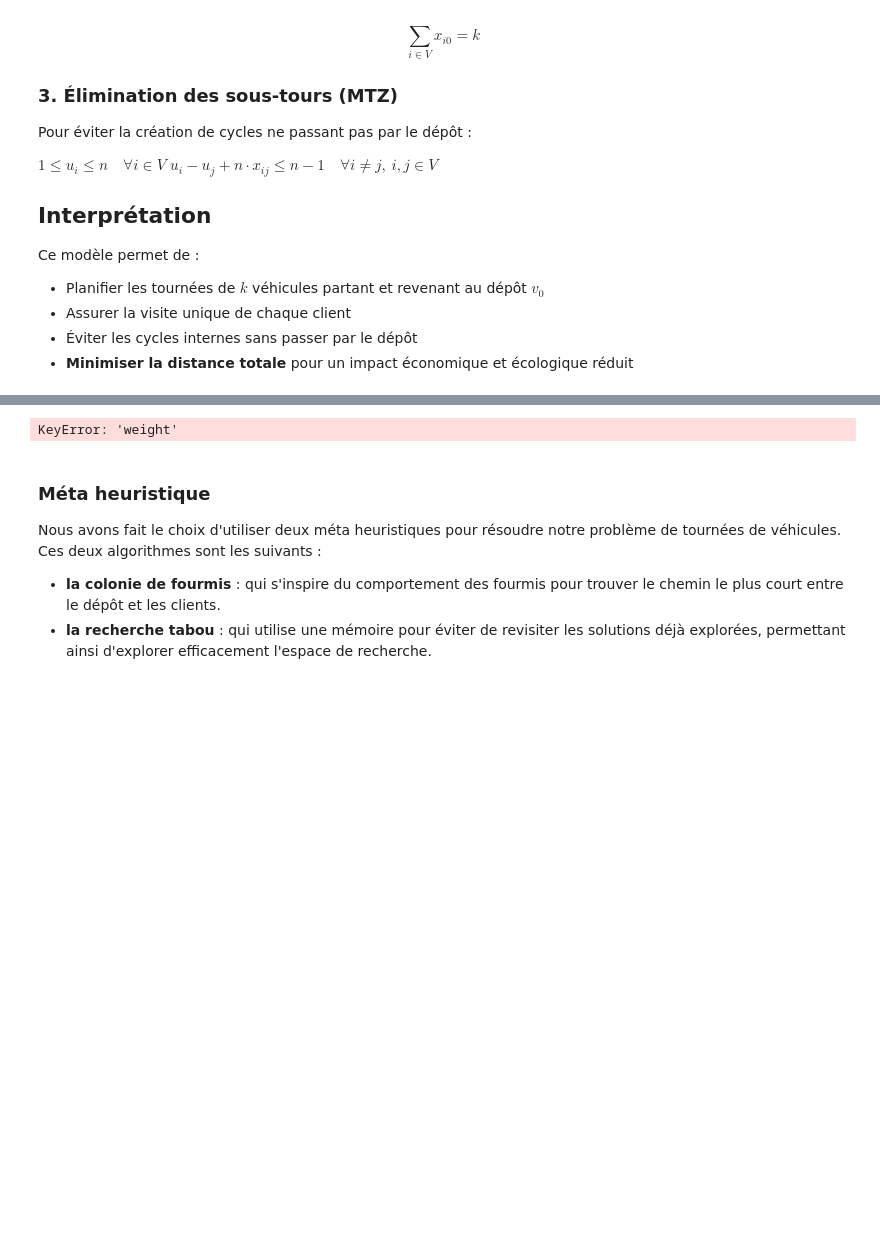
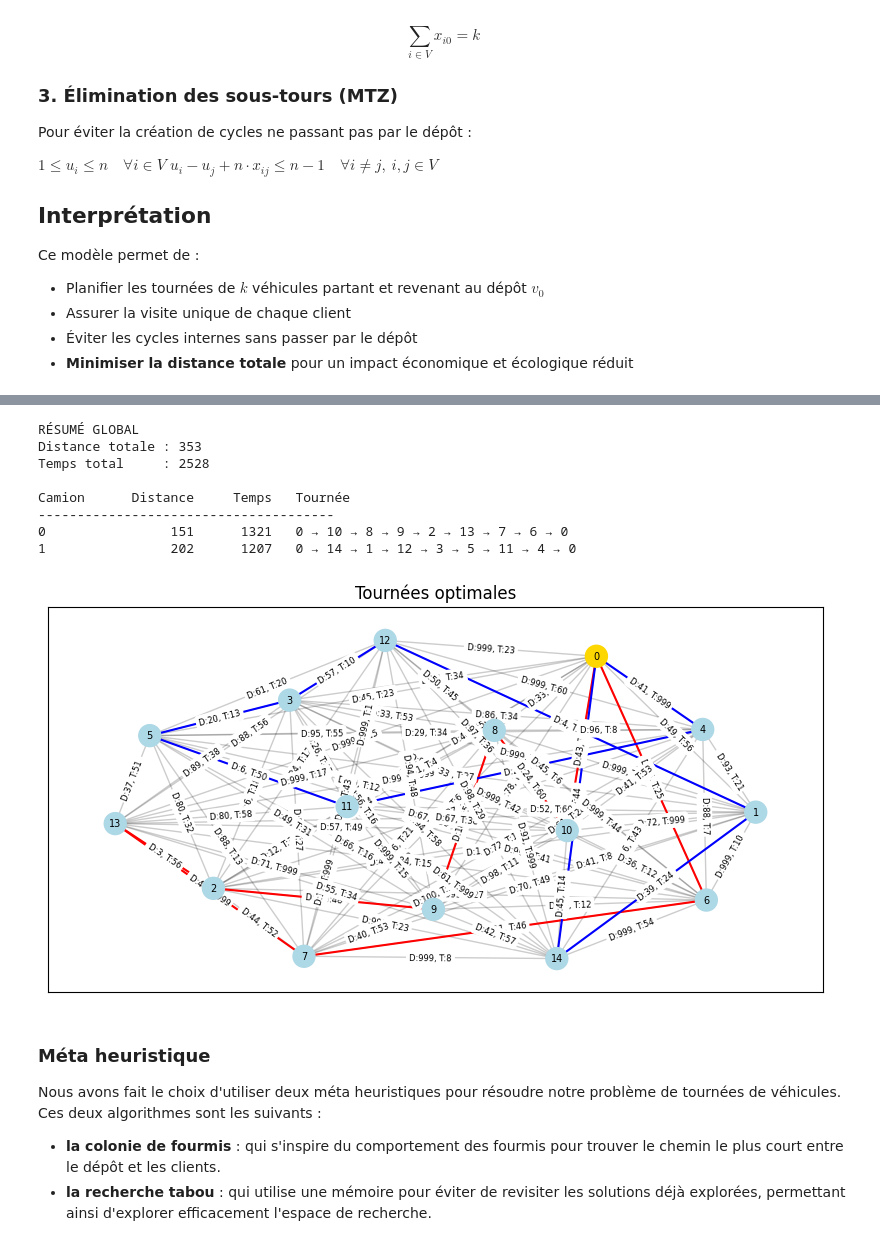
Before and after one commit to Hassen-Medles/Operational-Research, a Jupyter notebook: Livrable1.ipynb, the cells around one changed output, grey strips where cells are left out. Drawn from its saved outputs; the diff is of its cells as text; code cells hidden in the pictures; blank space fills up the shorter version.

```diff
--- a/Livrable1.ipynb
+++ b/Livrable1.ipynb
@@ -415,8 +285,0 @@ def robust_vrp(graph, depot):
-# %%
-routes = robust_vrp(G, depot)
-
-print("\n🚚 Tournées optimisées :")
-for i, route in enumerate(routes):
-    print(f"Camion {i+1} : {' -> '.join(map(str, route))}")
-# %% [output]
-KeyError: 'weight'
@@ -423,3 +345,70 @@ KeyError: 'weight'
+# %%
+def print_solution_summary(G, routes, depot=0):
+    total_distance = sum(G.edges[u, v]['distance'] for edges in routes for u, v in edges)
+    total_time = sum(G.edges[u, v]['time'] for edges in routes for u, v in edges)
+
+    print("\n\033[1mRÉSUMÉ GLOBAL\033[0m")
+    print(f"Distance totale : {total_distance}")
+    print(f"Temps total     : {total_time}")
+
+    # En-tête du tableau
+    header = f"\n\033[1m{'Camion':<8}{'Distance':>12}{'Temps':>10}   Tournée\033[0m"
+    print(header)
+    print("-" * (len(header) - 11))
+
+    # Détail par camion
+    for k, edges in enumerate(routes):
+        dist = sum(G.edges[u, v]['distance'] for u, v in edges)
+        t = sum(G.edges[u, v]['time'] for u, v in edges)
+
+        # --- tentative de reconstruction du chemin dans l'ordre ---
+        path = [depot]
+        remaining = edges.copy()
+        while remaining:
+            for idx, (i, j) in enumerate(remaining):
+                if i == path[-1]:
+                    path.append(j)
+                    remaining.pop(idx)
+                    break
+                elif j == path[-1]:
+                    path.append(i)
+                    remaining.pop(idx)
+                    break
+            else:
+                # si l'ordre exact n'est pas déductible, on sort
+                path.extend([edge for pair in remaining for edge in pair])
+                break
+        path_str = " → ".join(map(str, path))
+        print(f"{k:<8}{dist:>12}{t:>10}   {path_str}")
+
+def draw_solution(G, routes, depot=0, title="Tournées optimales"):
+    pos = nx.spring_layout(G, seed=42)
+    edge_labels = {(u, v): f"D:{G.edges[u, v]['distance']}, T:{G.edges[u, v]['time']}" for u, v in G.edges}
+
+    plt.figure(figsize=(10, 5))
+    plt.title(title)
+    nx.draw_networkx_nodes(G, pos, node_color=['gold' if n == depot else 'lightblue' for n in G.nodes], node_size=250)
+    nx.draw_networkx_labels(G, pos, font_size=7)
+    nx.draw_networkx_edges(G, pos, alpha=0.2)
+    line_color = ["red", "blue", "green", "orange", "purple"]
+    for k, edges in enumerate(routes):
+        nx.draw_networkx_edges(G, pos, edgelist=edges, width=1.5, edge_color=line_color[k % len(line_color)])
+    nx.draw_networkx_edge_labels(G, pos, edge_labels=edge_labels, font_size=6)
+    plt.show()
+
+routes, total_distance = solve_distance_vrp(G, 2)
+print_solution_summary(G, routes)
+draw_solution(G, routes, title="Tournées optimales")
+# %% [output]
+RÉSUMÉ GLOBAL
+Distance totale : 353
+Temps total     : 2528
+
+Camion      Distance     Temps   Tournée
+--------------------------------------
+0                151      1321   0 → 10 → 8 → 9 → 2 → 13 → 7 → 6 → 0
+1                202      1207   0 → 14 → 1 → 12 → 3 → 5 → 11 → 4 → 0
+[figure, added]
 # %% [markdown]
 ### Méta heuristique
 Nous avons fait le choix d'utiliser deux méta heuristiques pour résoudre notre problème de tournées de véhicules. Ces deux algorithmes sont les suivants :
```
Also changed, not shown: parts of 27 cells of this notebook.
